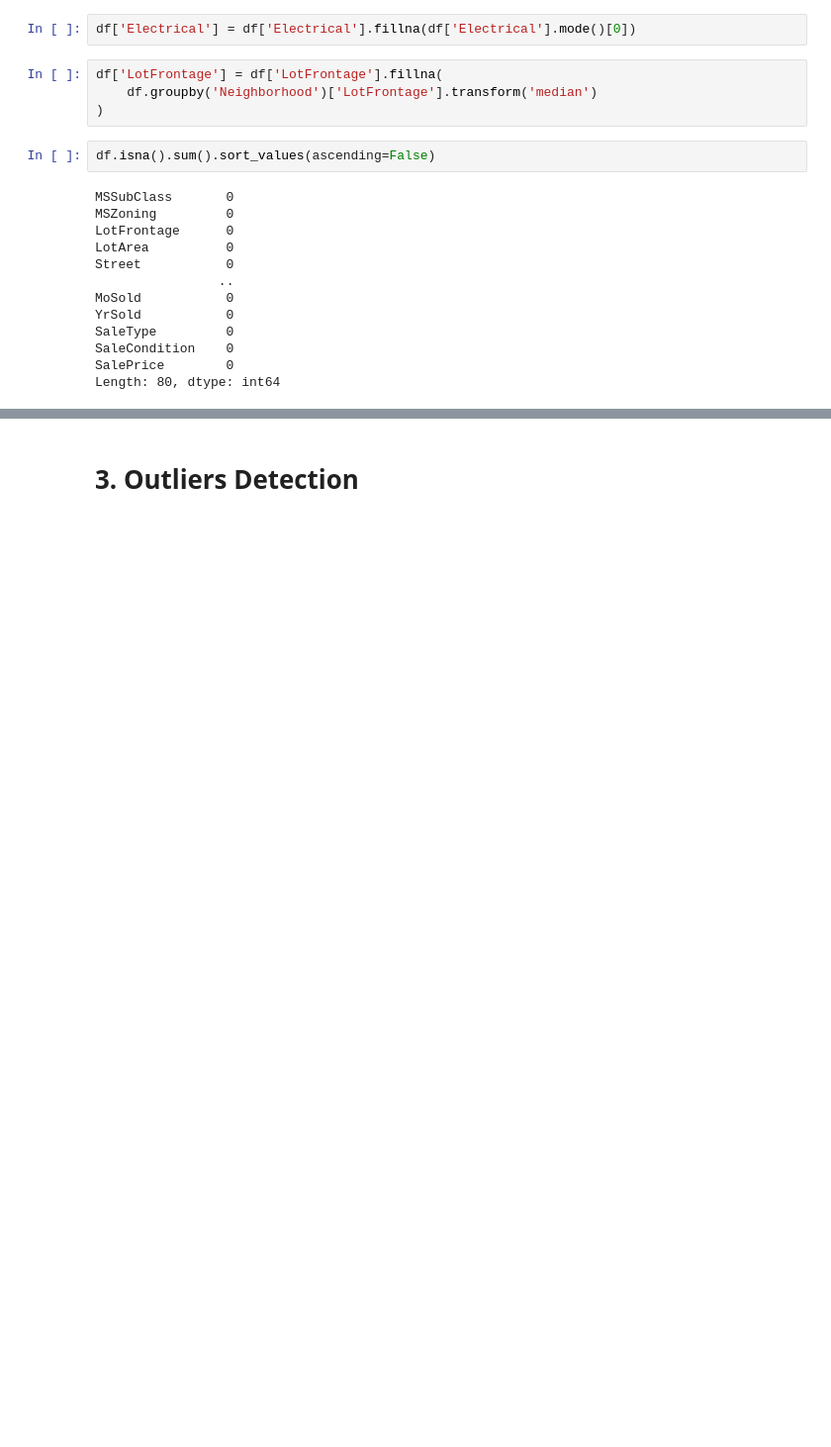
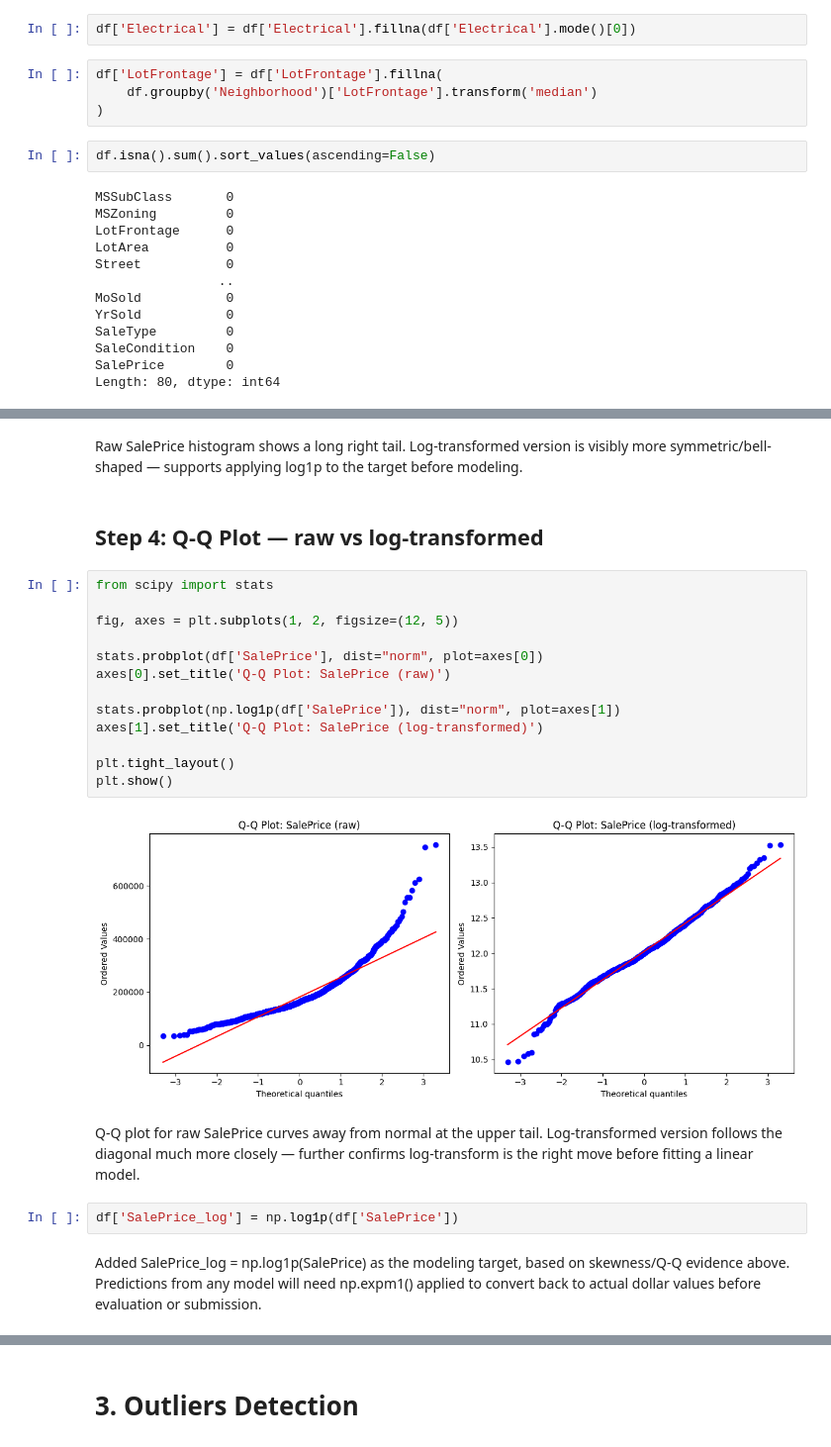
Before and after one commit to VishRoy/kaggle-notebook, a Jupyter notebook: house-prices-advanced-regression.ipynb, the cells around one changed output, grey strips where cells are left out. Shown at 99% size. Drawn from its saved outputs; the diff is of its cells as text; blank space fills up the shorter version.

```diff
--- a/house-prices-advanced-regression.ipynb
+++ b/house-prices-advanced-regression.ipynb
@@ -239,0 +277,25 @@ Length: 80, dtype: int64
+# %% [markdown]
+Raw SalePrice histogram shows a long right tail. Log-transformed version is visibly more symmetric/bell-shaped — supports applying log1p to the target before modeling.
+# %% [markdown]
+## Step 4: Q-Q Plot — raw vs log-transformed
+# %%
+from scipy import stats
+
+fig, axes = plt.subplots(1, 2, figsize=(12, 5))
+
+stats.probplot(df['SalePrice'], dist="norm", plot=axes[0])
+axes[0].set_title('Q-Q Plot: SalePrice (raw)')
+
+stats.probplot(np.log1p(df['SalePrice']), dist="norm", plot=axes[1])
+axes[1].set_title('Q-Q Plot: SalePrice (log-transformed)')
+
+plt.tight_layout()
+plt.show()
+# %% [output]
+[figure, added]
+# %% [markdown]
+Q-Q plot for raw SalePrice curves away from normal at the upper tail. Log-transformed version follows the diagonal much more closely — further confirms log-transform is the right move before fitting a linear model.
+# %%
+df['SalePrice_log'] = np.log1p(df['SalePrice'])
+# %% [markdown]
+Added SalePrice_log = np.log1p(SalePrice) as the modeling target, based on skewness/Q-Q evidence above. Predictions from any model will need np.expm1() applied to convert back to actual dollar values before evaluation or submission.
```
Also changed, not shown: parts of 20 cells of this notebook.
